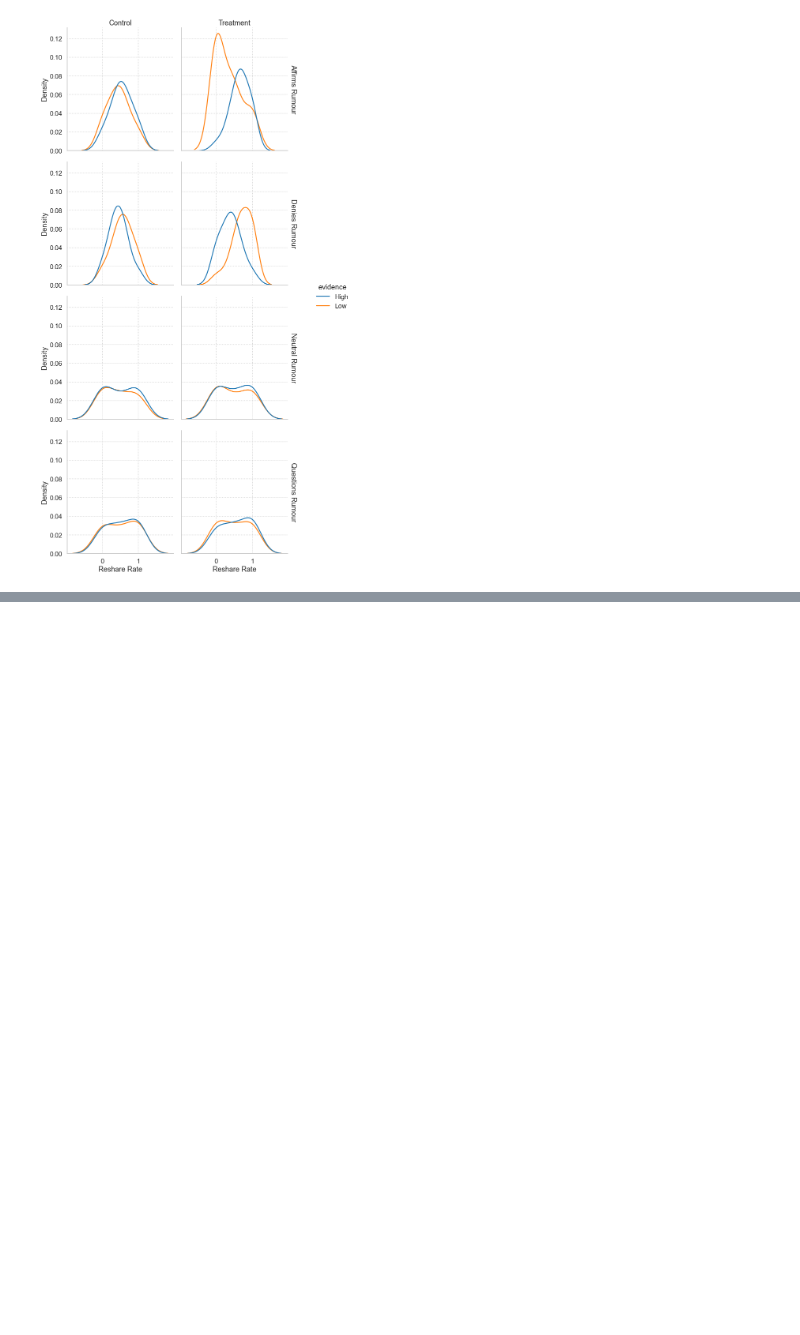
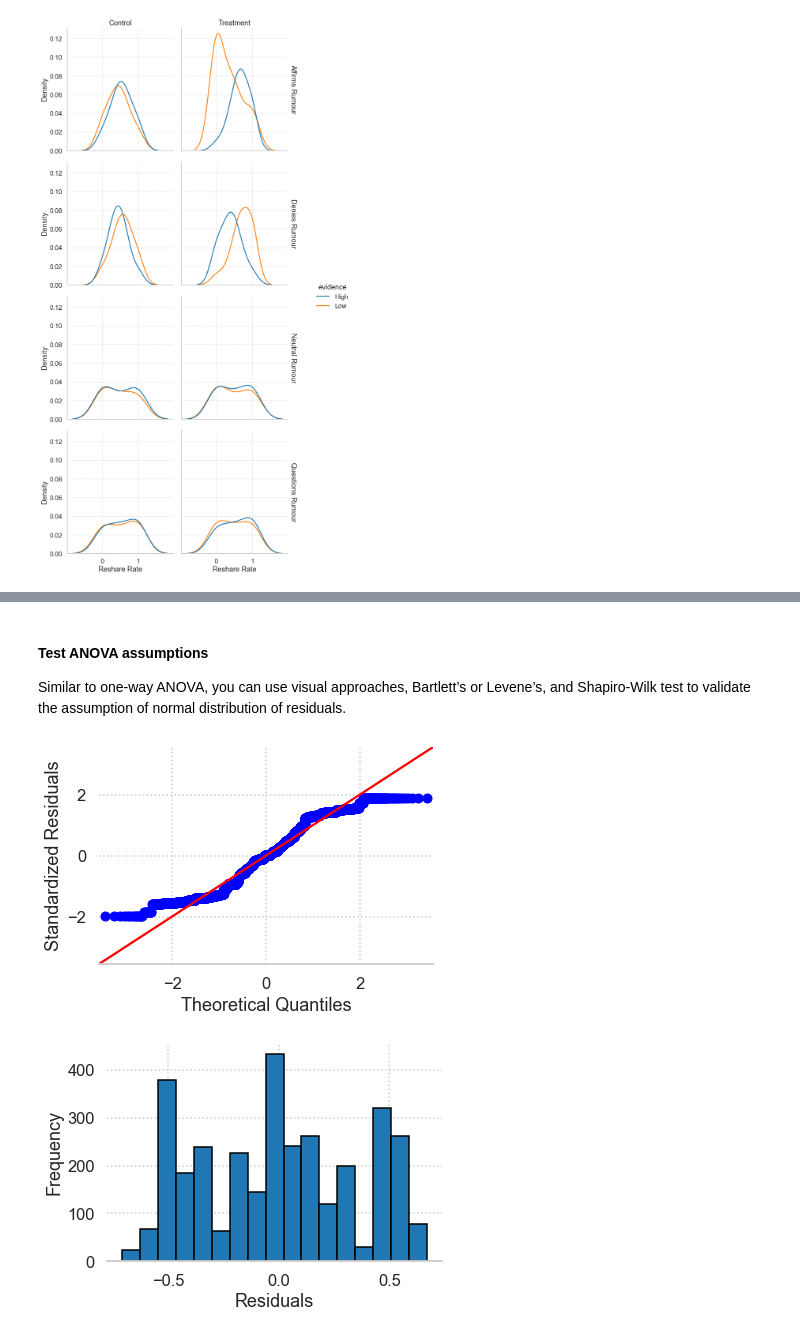
Before and after one commit to cameron-raymond/SDS-Thesis, a Jupyter notebook: notebooks/Descriptive_Analysis.ipynb, the cells around one changed output, grey strips where cells are left out. Drawn from its saved outputs; the diff is of its cells as text; code cells hidden in the pictures; blank space fills up the shorter version.

Commit message:
Some anova tests

```diff
--- a/notebooks/Descriptive_Analysis.ipynb
+++ b/notebooks/Descriptive_Analysis.ipynb
@@ -117,0 +147,28 @@ g.save_fig("figures/descriptive_analysis")
+# %%
+from bioinfokit.analys import stat
+# perform multiple pairwise comparison (Tukey's HSD)
+# unequal sample size data, tukey_hsd uses Tukey-Kramer test
+res = stat()
+res.tukey_hsd(df=affirmation_rates, res_var='reshared', xfac_var=['evidence','treatment','code'],anova_model='reshared ~ C(treatment)*C(evidence)*C(code)')
+res.tukey_summary.sort_values(["Diff","group1","group2"],ascending=False).head(10)
+# %% [markdown]
+#### Test ANOVA assumptions
+
+Similar to one-way ANOVA, you can use visual approaches, Bartlett’s or Levene’s, and Shapiro-Wilk test to validate the assumption of normal distribution of residuals.
+# %%
+import statsmodels.api as sm
+import matplotlib.pyplot as plt
+# res.anova_std_residuals are standardized residuals obtained from ANOVA (check above)
+sm.qqplot(res.anova_std_residuals, line='45')
+plt.xlabel("Theoretical Quantiles")
+plt.ylabel("Standardized Residuals")
+plt.show()
+
+# histogram
+plt.hist(res.anova_model_out.resid, bins='auto', histtype='bar', ec='k')
+plt.xlabel("Residuals")
+plt.ylabel('Frequency')
+plt.show()
+# %% [output]
+[figure, added]
+[figure, added]
```
Also changed, not shown: parts of 5 cells of this notebook, 2 other files.
